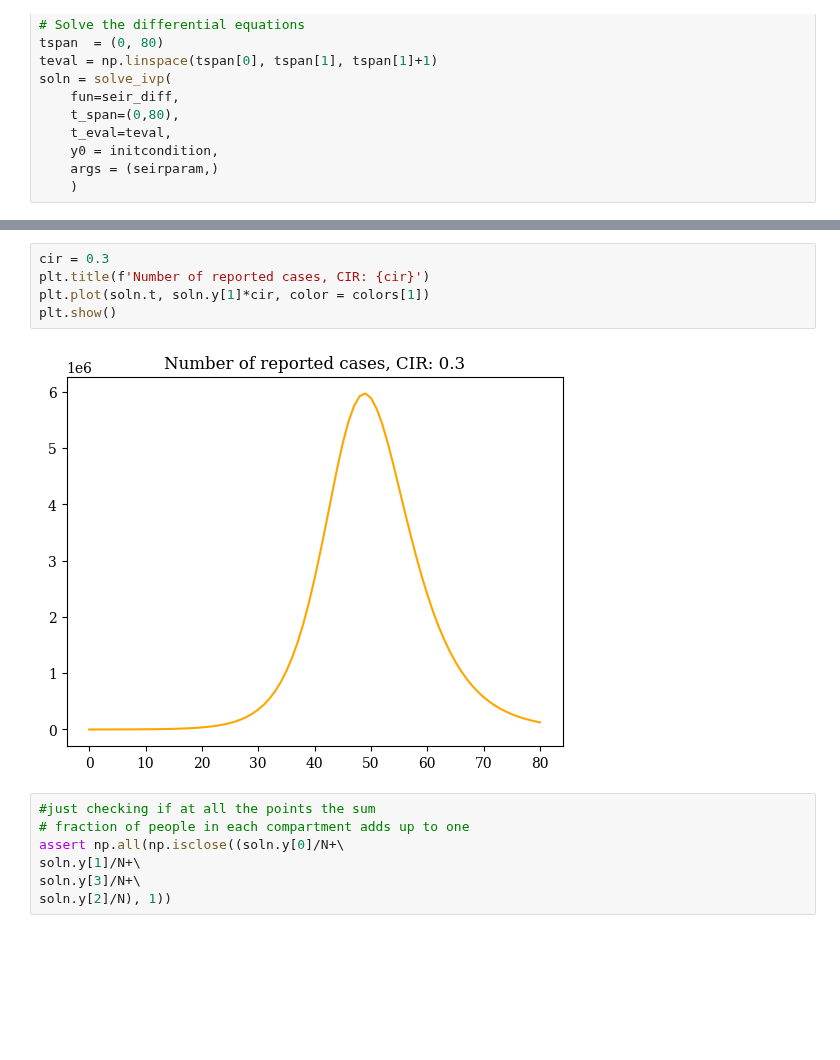
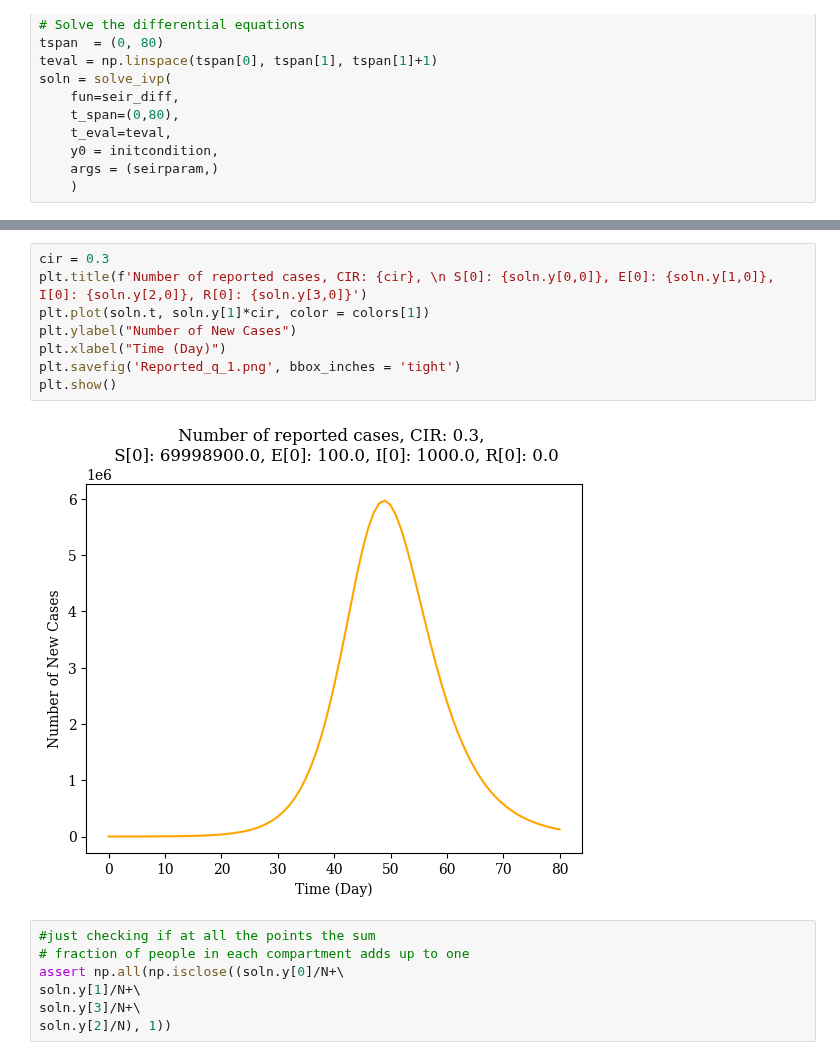
Before and after one commit to HimanshuSingh-all/Computational-Epidemiology-ICTS, a Jupyter notebook: assignments/assignment-1/comp_epi_assign_1.ipynb, the cells around one changed output, grey strips where cells are left out. Drawn from its saved outputs; the diff is of its cells as text; blank space fills up the shorter version.

```diff
--- a/assignments/assignment-1/comp_epi_assign_1.ipynb
+++ b/assignments/assignment-1/comp_epi_assign_1.ipynb
@@ -125,11 +139,14 @@ plt.show()
 [figure]
 # %%
 cir = 0.3
-plt.title(f'Number of reported cases, CIR: {cir}')
+plt.title(f'Number of reported cases, CIR: {cir}, \n S[0]: {soln.y[0,0]}, E[0]: {soln.y[1,0]}, I[0]: {soln.y[2,0]}, R[0]: {soln.y[3,0]}')
 plt.plot(soln.t, soln.y[1]*cir, color = colors[1])
+plt.ylabel("Number of New Cases")
+plt.xlabel("Time (Day)")
+plt.savefig('Reported_q_1.png', bbox_inches = 'tight')
 plt.show()
 # %% [output]
-[figure, old version]
+[figure, new version]
 # %%
 #just checking if at all the points the sum
 # fraction of people in each compartment adds up to one
```
Also changed, not shown: parts of 9 cells of this notebook, 7 other files.
